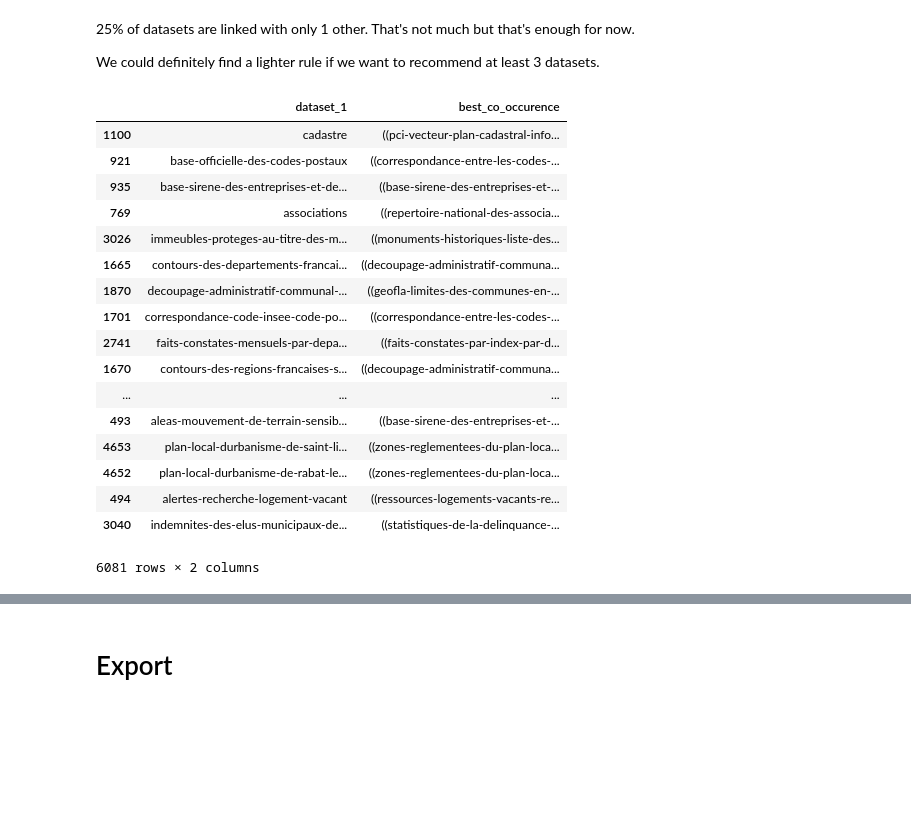
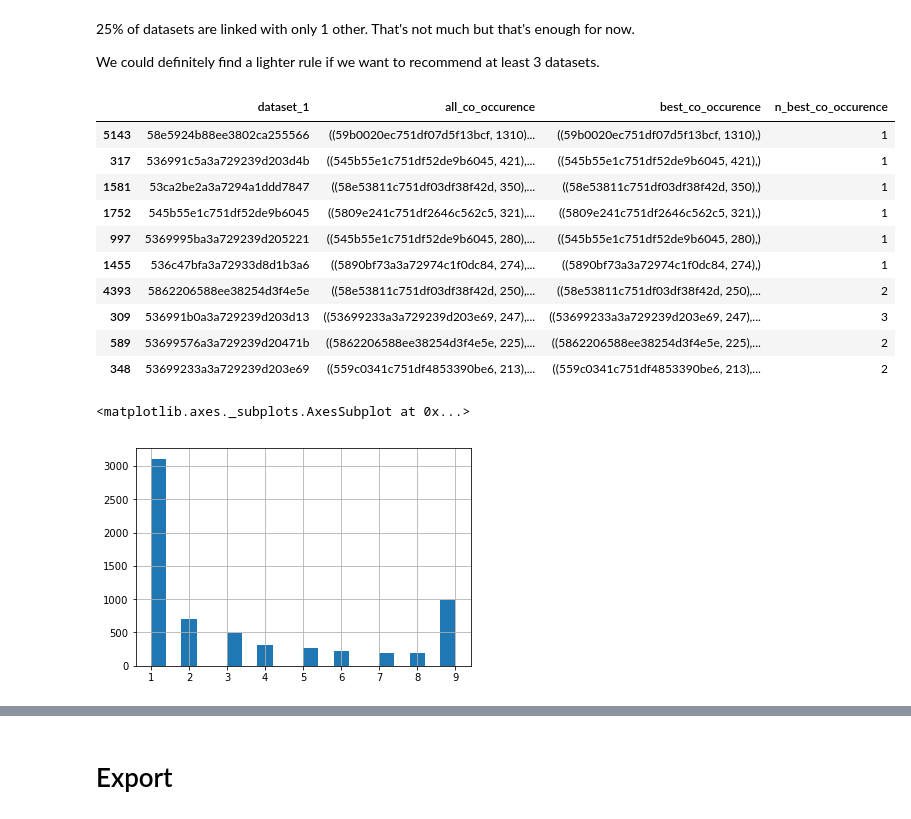
Before and after one commit to etalab/piwik_logs, a Jupyter notebook: datasets_co_occurence.ipynb, the cells around one changed output, grey strips where cells are left out. Saved outputs shown, nothing was run; the diff lists cells and outputs as text; code cells hidden in the pictures; blank space fills up the shorter version.

Commit message:
Re-run + id instead of slug

```diff
--- a/datasets_co_occurence.ipynb
+++ b/datasets_co_occurence.ipynb
@@ -90,9 +85,19 @@ visits_parsed_as_dict[2]
+# %%
+datasets_ref = pd.read_csv('./list_of_all_datasets_dgfr/datasets-2017-12-13-18-23.csv', sep=';')
+# Mapping id -> slug
+datasets_slug_id = datasets_ref.set_index('slug')['id'].to_dict()
+# Mapping id -> slug (will be used for readability)
+datasets_id_slug = datasets_ref.set_index('id')['slug'].to_dict()
 # %%
 # Dict session_num -> set() of visited datasets (by API or through web)
 session_datasets = {}
+slug_not_found = []
 for key, value in visits_parsed_as_dict.items():
     if len(value) > 0:
-        unique_list = set(tup[1] for tup in value if tup[0] == "slug_or_id")
+        # (optional) : slug not found in dict datasets_ref
+        slug_not_found += set(tup[1] for tup in value if (tup[0] == "slug_or_id") & ((tup[1] not in datasets_slug_id) & (tup[1] not in datasets_id_slug.keys())))
+        # convert slug to id & build unique list
+        unique_list = set(datasets_slug_id.get(tup[1], tup[1]) for tup in value if tup[0] == "slug_or_id")
         if len(unique_list) > 1 : # list of at least 2 different datasets
             session_datasets[key] = unique_list
     else:
@@ -112,6 +139,3 @@ datasets_id_slug = datasets_ref.set_index('id')['slug'].to_dict()
-# %%
-# Replace all dataset_id by dataset_slug (caution: we keep the same dict name)
-session_datasets = {key: [datasets_id_slug.get(el, el) for el in value] for key, value in session_datasets.items()}
 # %% [markdown]
 ### Now that we have a dict of set of datasets, let's count how many pairwise datasets appears together.
 
@@ -259,24 +260,23 @@ paired_df_grouped.head(10)
 
 We could definitely find a lighter rule if we want to recommend at least 3 datasets.
 # %%
-pd.set_option('display.max_colwidth', -1)
-paired_df_grouped[['dataset_1', 'best_co_occurence']]
+pd.set_option('display.max_colwidth', 500)
+paired_df_grouped['n_best_co_occurence'] = paired_df_grouped.best_co_occurence.apply(lambda x: len(x))
+paired_df_grouped[['dataset_1', 'all_co_occurence', 'best_co_occurence', 'n_best_co_occurence']].head(10)
 # %% [output]
-|  | dataset_1 | best_co_occurence |
-| 1100 | cadastre | ((pci-vecteur-plan-cadastral-info... |
-| 921 | base-officielle-des-codes-postaux | ((correspondance-entre-les-codes-... |
-| 935 | base-sirene-des-entreprises-et-de... | ((base-sirene-des-entreprises-et-... |
-| 769 | associations | ((repertoire-national-des-associa... |
-| 3026 | immeubles-proteges-au-titre-des-m... | ((monuments-historiques-liste-des... |
-| 1665 | contours-des-departements-francai... | ((decoupage-administratif-communa... |
-| 1870 | decoupage-administratif-communal-... | ((geofla-limites-des-communes-en-... |
-| 1701 | correspondance-code-insee-code-po... | ((correspondance-entre-les-codes-... |
-| 2741 | faits-constates-mensuels-par-depa... | ((faits-constates-par-index-par-d... |
-| 1670 | contours-des-regions-francaises-s... | ((decoupage-administratif-communa... |
-| ... | ... | ... |
-| 493 | aleas-mouvement-de-terrain-sensib... | ((base-sirene-des-entreprises-et-... |
-| 4653 | plan-local-durbanisme-de-saint-li... | ((zones-reglementees-du-plan-loca... |
-| 4652 | plan-local-durbanisme-de-rabat-le... | ((zones-reglementees-du-plan-loca... |
-| 494 | alertes-recherche-logement-vacant | ((ressources-logements-vacants-re... |
-| 3040 | indemnites-des-elus-municipaux-de... | ((statistiques-de-la-delinquance-... |
+|  | dataset_1 | all_co_occurence | best_co_occurence | n_best_co_occurence |
+| 5143 | 58e5924b88ee3802ca255566 | ((59b0020ec751df07d5f13bcf, 1310)... | ((59b0020ec751df07d5f13bcf, 1310),) | 1 |
+| 317 | 536991c5a3a729239d203d4b | ((545b55e1c751df52de9b6045, 421),... | ((545b55e1c751df52de9b6045, 421),) | 1 |
+| 1581 | 53ca2be2a3a7294a1ddd7847 | ((58e53811c751df03df38f42d, 350),... | ((58e53811c751df03df38f42d, 350),) | 1 |
+| 1752 | 545b55e1c751df52de9b6045 | ((5809e241c751df2646c562c5, 321),... | ((5809e241c751df2646c562c5, 321),) | 1 |
+| 997 | 5369995ba3a729239d205221 | ((545b55e1c751df52de9b6045, 280),... | ((545b55e1c751df52de9b6045, 280),) | 1 |
+| 1455 | 536c47bfa3a72933d8d1b3a6 | ((5890bf73a3a72974c1f0dc84, 274),... | ((5890bf73a3a72974c1f0dc84, 274),) | 1 |
+| 4393 | 5862206588ee38254d3f4e5e | ((58e53811c751df03df38f42d, 250),... | ((58e53811c751df03df38f42d, 250),... | 2 |
+| 309 | 536991b0a3a729239d203d13 | ((53699233a3a729239d203e69, 247),... | ((53699233a3a729239d203e69, 247),... | 3 |
+| 589 | 53699576a3a729239d20471b | ((5862206588ee38254d3f4e5e, 225),... | ((5862206588ee38254d3f4e5e, 225),... | 2 |
+| 348 | 53699233a3a729239d203e69 | ((559c0341c751df4853390be6, 213),... | ((559c0341c751df4853390be6, 213),... | 2 |
-6081 rows × 2 columns
+# %%
+paired_df_grouped.n_best_co_occurence.hist(bins=20)
+# %% [output]
+<matplotlib.axes._subplots.AxesSubplot at 0x...>
+[figure, added]
```
Also changed, not shown: parts of 31 cells of this notebook, 3 other files.
